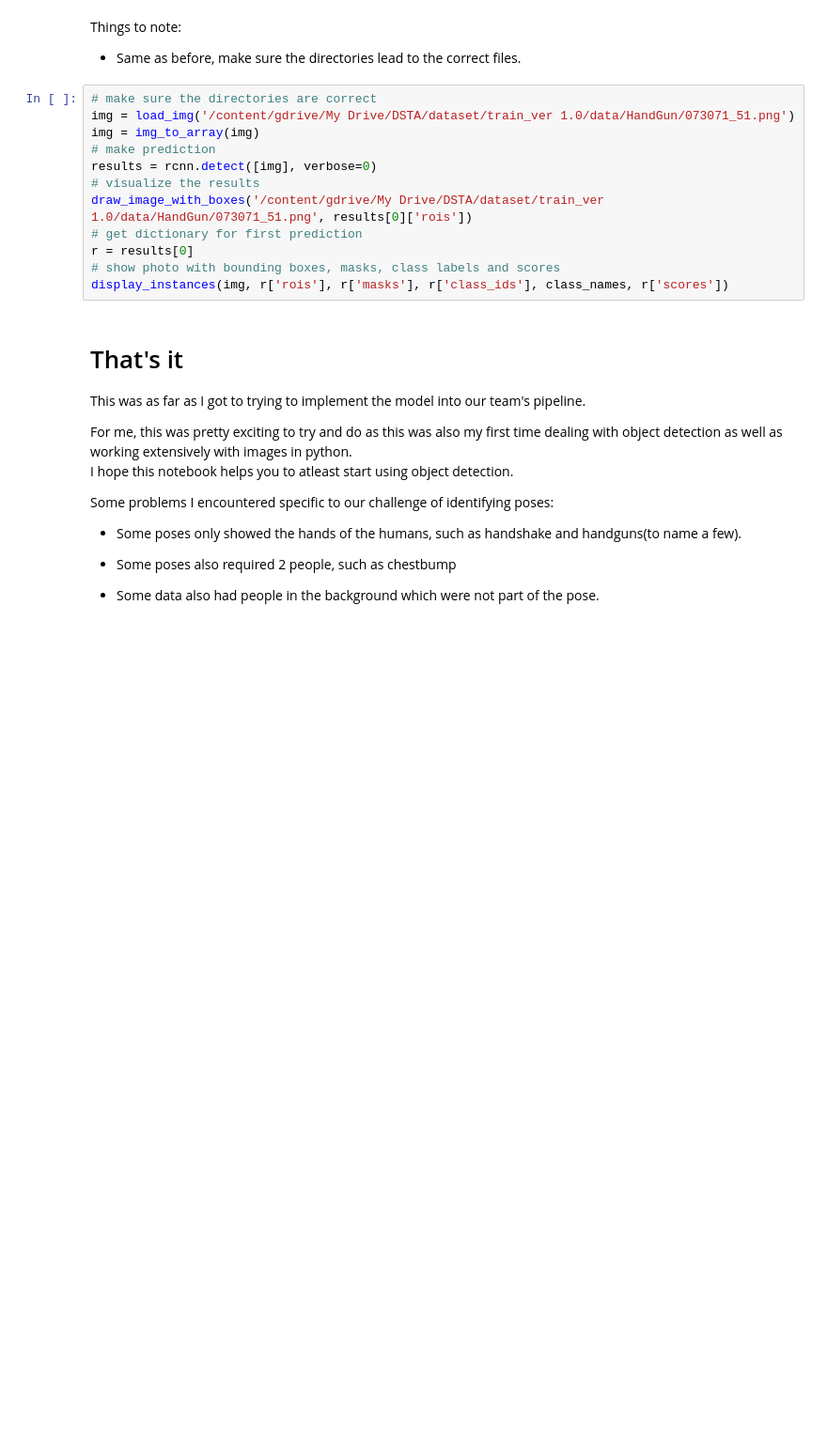
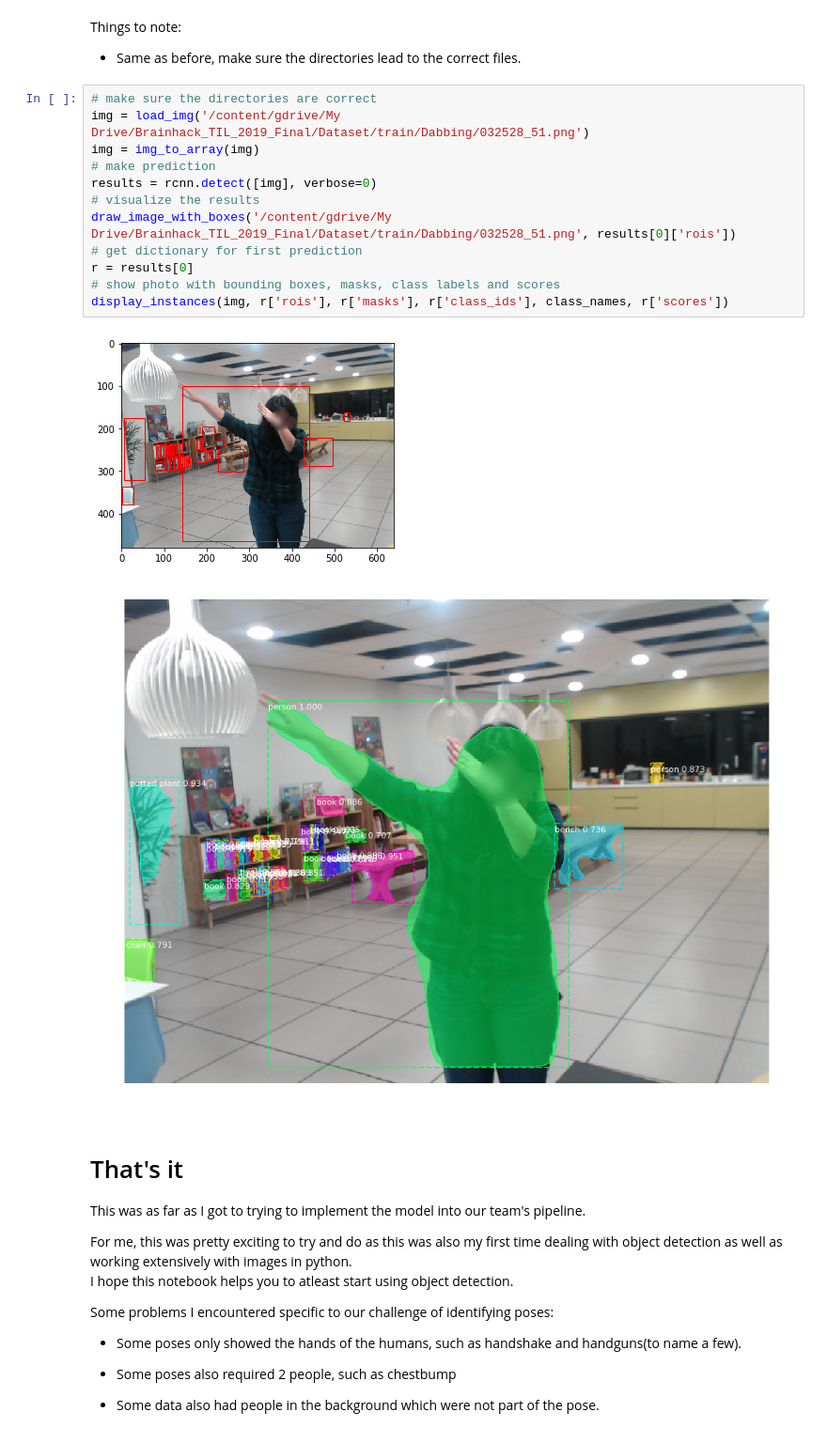
Before and after one commit to SheeNigami/Brainhack_TIL_2019-write-up, a Jupyter notebook: Python_notebooks/Object_detection_mask_notebook.ipynb, the cells around one changed output. Shown at 94% size. Cells and saved outputs as stored; diff of their text form; blank space fills up the shorter version.

```diff
--- a/Python_notebooks/Object_detection_mask_notebook.ipynb
+++ b/Python_notebooks/Object_detection_mask_notebook.ipynb
@@ -131,16 +194,19 @@ Things to note:
 * Same as before, make sure the directories lead to the correct files.
 # %%
 # make sure the directories are correct
-img = load_img('/content/gdrive/My Drive/DSTA/dataset/train_ver 1.0/data/HandGun/073071_51.png')
+img = load_img('/content/gdrive/My Drive/Brainhack_TIL_2019_Final/Dataset/train/Dabbing/032528_51.png')
 img = img_to_array(img)
 # make prediction
 results = rcnn.detect([img], verbose=0)
 # visualize the results
-draw_image_with_boxes('/content/gdrive/My Drive/DSTA/dataset/train_ver 1.0/data/HandGun/073071_51.png', results[0]['rois'])
+draw_image_with_boxes('/content/gdrive/My Drive/Brainhack_TIL_2019_Final/Dataset/train/Dabbing/032528_51.png', results[0]['rois'])
 # get dictionary for first prediction
 r = results[0]
 # show photo with bounding boxes, masks, class labels and scores
 display_instances(img, r['rois'], r['masks'], r['class_ids'], class_names, r['scores'])
+# %% [output]
+[figure, added]
+[figure, added]
 # %% [markdown]
 # That's it
 
```
Also changed, not shown: parts of 6 cells of this notebook, 1 other file.
